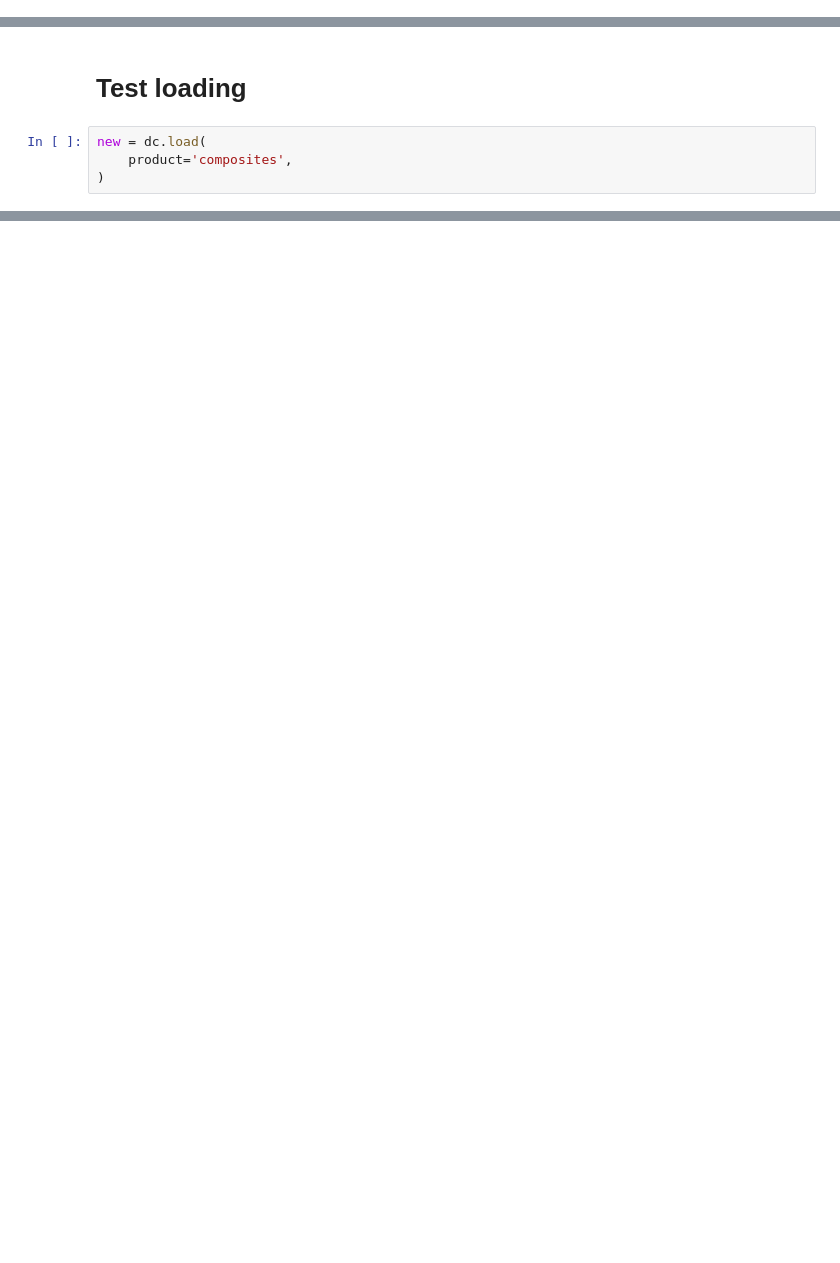
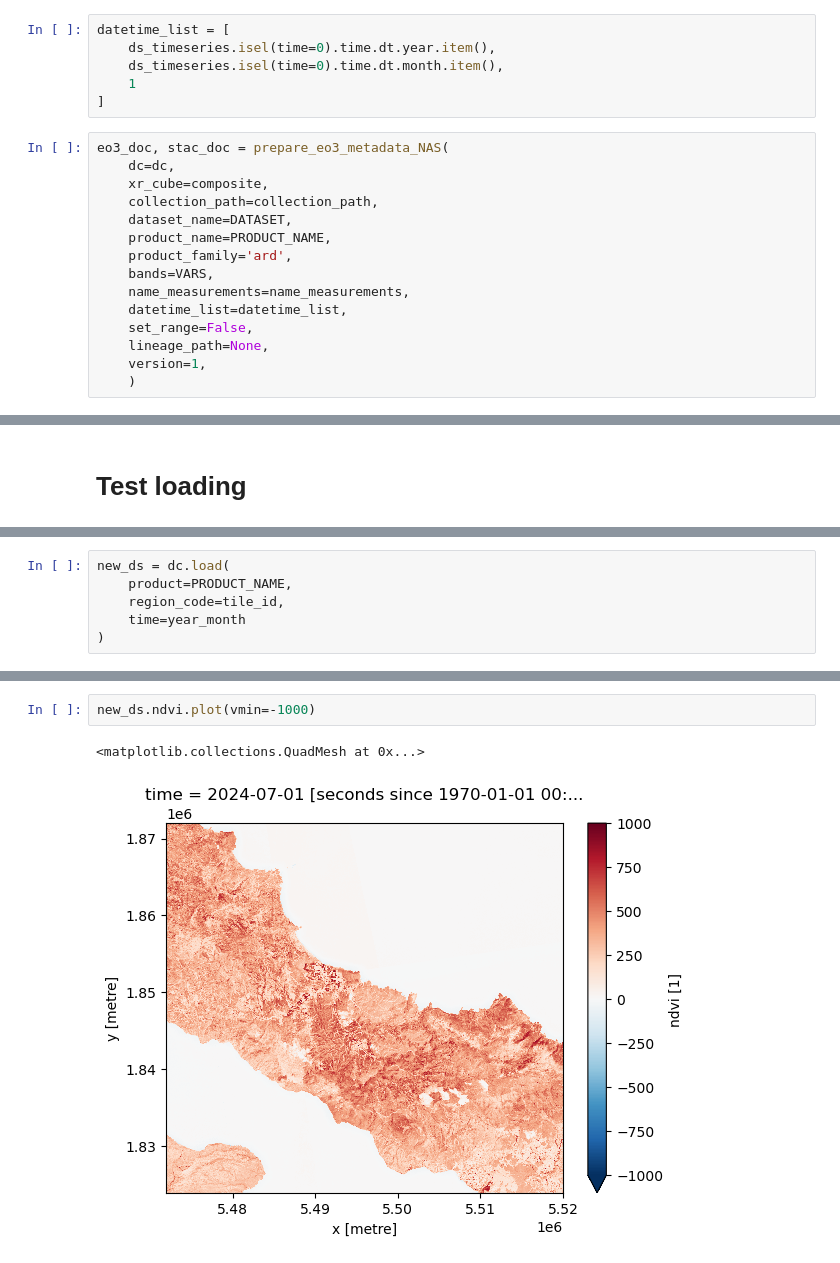
Before and after one commit to fotakide/drought, a Jupyter notebook: notebooks/debug_composite.ipynb, the cells around one changed output, grey strips where cells are left out. Cells and saved outputs as stored; diff of their text form; blank space fills up the shorter version.

```diff
--- a/notebooks/debug_composite.ipynb
+++ b/notebooks/debug_composite.ipynb
@@ -985,0 +369,21 @@ Dataset <id=dea9820b-1f87-4f20-b860-a6b1b8fb16dc product=composites location=fil
+# %%
+datetime_list = [
+    ds_timeseries.isel(time=0).time.dt.year.item(),
+    ds_timeseries.isel(time=0).time.dt.month.item(),
+    1
+]
+# %%
+eo3_doc, stac_doc = prepare_eo3_metadata_NAS(
+    dc=dc,
+    xr_cube=composite,
+    collection_path=collection_path,
+    dataset_name=DATASET,
+    product_name=PRODUCT_NAME,
+    product_family='ard',
+    bands=VARS,
+    name_measurements=name_measurements,
+    datetime_list=datetime_list,
+    set_range=False,
+    lineage_path=None,
+    version=1,
+    )
@@ -986,6 +410,2 @@ Dataset <id=dea9820b-1f87-4f20-b860-a6b1b8fb16dc product=composites location=fil
 # %% [markdown]
 # Test loading
-# %%
-new = dc.load(
-    product='composites',
-)
@@ -1042,0 +412,6 @@ new.psri2.plot(vmin=0)
+# %%
+new_ds = dc.load(
+    product=PRODUCT_NAME,
+    region_code=tile_id,
+    time=year_month
+)
@@ -1042,0 +441,5 @@ new.psri2.plot(vmin=0)
+# %%
+new_ds.ndvi.plot(vmin=-1000)
+# %% [output]
+<matplotlib.collections.QuadMesh at 0x...>
+[figure, added]
```
Also changed, not shown: parts of 60 cells of this notebook, 3 other files.
